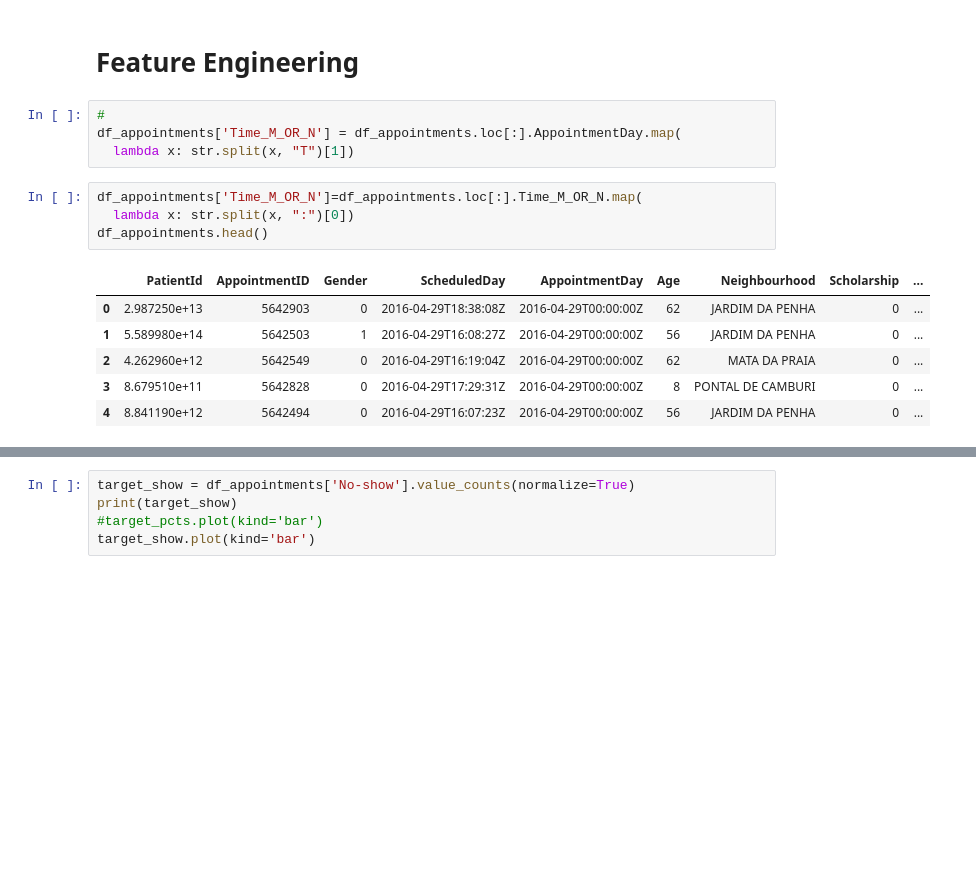
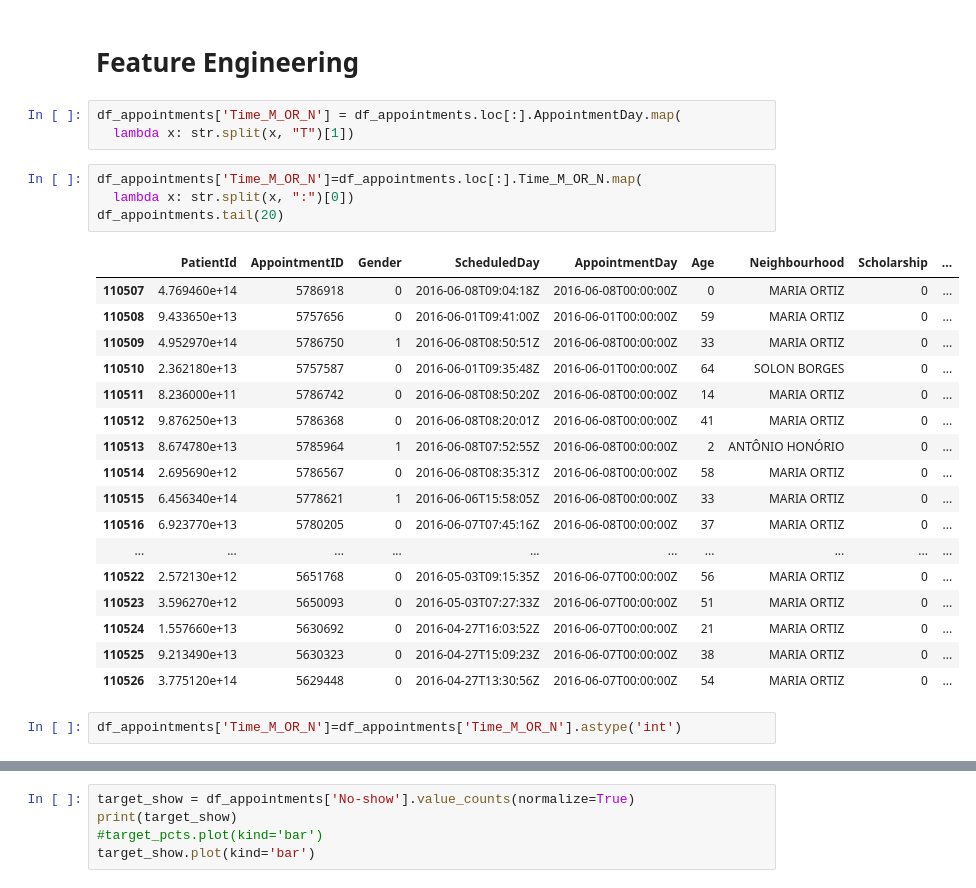
Before and after one commit to AbeerAB/Classification, a Jupyter notebook: Code-Copy1.ipynb, the cells around one changed output, grey strips where cells are left out. Cells and saved outputs as stored; diff of their text form; blank space fills up the shorter version.

```diff
--- a/Code-Copy1.ipynb
+++ b/Code-Copy1.ipynb
@@ -162,17 +163,29 @@ dataplot = sns.heatmap(df_appointments.corr(), cbar=False, annot=True, cmap="Blu
 # %% [markdown]
 # Feature Engineering
 # %%
-#
 df_appointments['Time_M_OR_N'] = df_appointments.loc[:].AppointmentDay.map(
   lambda x: str.split(x, "T")[1])
 # %%
 df_appointments['Time_M_OR_N']=df_appointments.loc[:].Time_M_OR_N.map(
   lambda x: str.split(x, ":")[0])
-df_appointments.head()
+df_appointments.tail(20)
 # %% [output]
 |  | PatientId | AppointmentID | Gender | ScheduledDay | AppointmentDay | Age | Neighbourhood | Scholarship | ... |
-| 0 | 2.987250e+13 | 5642903 | 0 | 2016-04-29T18:38:08Z | 2016-04-29T00:00:00Z | 62 | JARDIM DA PENHA | 0 | ... |
-| 1 | 5.589980e+14 | 5642503 | 1 | 2016-04-29T16:08:27Z | 2016-04-29T00:00:00Z | 56 | JARDIM DA PENHA | 0 | ... |
-| 2 | 4.262960e+12 | 5642549 | 0 | 2016-04-29T16:19:04Z | 2016-04-29T00:00:00Z | 62 | MATA DA PRAIA | 0 | ... |
-| 3 | 8.679510e+11 | 5642828 | 0 | 2016-04-29T17:29:31Z | 2016-04-29T00:00:00Z | 8 | PONTAL DE CAMBURI | 0 | ... |
-| 4 | 8.841190e+12 | 5642494 | 0 | 2016-04-29T16:07:23Z | 2016-04-29T00:00:00Z | 56 | JARDIM DA PENHA | 0 | ... |
+| 110507 | 4.769460e+14 | 5786918 | 0 | 2016-06-08T09:04:18Z | 2016-06-08T00:00:00Z | 0 | MARIA ORTIZ | 0 | ... |
+| 110508 | 9.433650e+13 | 5757656 | 0 | 2016-06-01T09:41:00Z | 2016-06-01T00:00:00Z | 59 | MARIA ORTIZ | 0 | ... |
+| 110509 | 4.952970e+14 | 5786750 | 1 | 2016-06-08T08:50:51Z | 2016-06-08T00:00:00Z | 33 | MARIA ORTIZ | 0 | ... |
+| 110510 | 2.362180e+13 | 5757587 | 0 | 2016-06-01T09:35:48Z | 2016-06-01T00:00:00Z | 64 | SOLON BORGES | 0 | ... |
+| 110511 | 8.236000e+11 | 5786742 | 0 | 2016-06-08T08:50:20Z | 2016-06-08T00:00:00Z | 14 | MARIA ORTIZ | 0 | ... |
+| 110512 | 9.876250e+13 | 5786368 | 0 | 2016-06-08T08:20:01Z | 2016-06-08T00:00:00Z | 41 | MARIA ORTIZ | 0 | ... |
+| 110513 | 8.674780e+13 | 5785964 | 1 | 2016-06-08T07:52:55Z | 2016-06-08T00:00:00Z | 2 | ANTÔNIO HONÓRIO | 0 | ... |
+| 110514 | 2.695690e+12 | 5786567 | 0 | 2016-06-08T08:35:31Z | 2016-06-08T00:00:00Z | 58 | MARIA ORTIZ | 0 | ... |
+| 110515 | 6.456340e+14 | 5778621 | 1 | 2016-06-06T15:58:05Z | 2016-06-08T00:00:00Z | 33 | MARIA ORTIZ | 0 | ... |
+| 110516 | 6.923770e+13 | 5780205 | 0 | 2016-06-07T07:45:16Z | 2016-06-08T00:00:00Z | 37 | MARIA ORTIZ | 0 | ... |
+| ... | ... | ... | ... | ... | ... | ... | ... | ... | ... |
+| 110522 | 2.572130e+12 | 5651768 | 0 | 2016-05-03T09:15:35Z | 2016-06-07T00:00:00Z | 56 | MARIA ORTIZ | 0 | ... |
+| 110523 | 3.596270e+12 | 5650093 | 0 | 2016-05-03T07:27:33Z | 2016-06-07T00:00:00Z | 51 | MARIA ORTIZ | 0 | ... |
+| 110524 | 1.557660e+13 | 5630692 | 0 | 2016-04-27T16:03:52Z | 2016-06-07T00:00:00Z | 21 | MARIA ORTIZ | 0 | ... |
+| 110525 | 9.213490e+13 | 5630323 | 0 | 2016-04-27T15:09:23Z | 2016-06-07T00:00:00Z | 38 | MARIA ORTIZ | 0 | ... |
+| 110526 | 3.775120e+14 | 5629448 | 0 | 2016-04-27T13:30:56Z | 2016-06-07T00:00:00Z | 54 | MARIA ORTIZ | 0 | ... |
+# %%
+df_appointments['Time_M_OR_N']=df_appointments['Time_M_OR_N'].astype('int')
```
Also changed, not shown: parts of 8 cells of this notebook.
